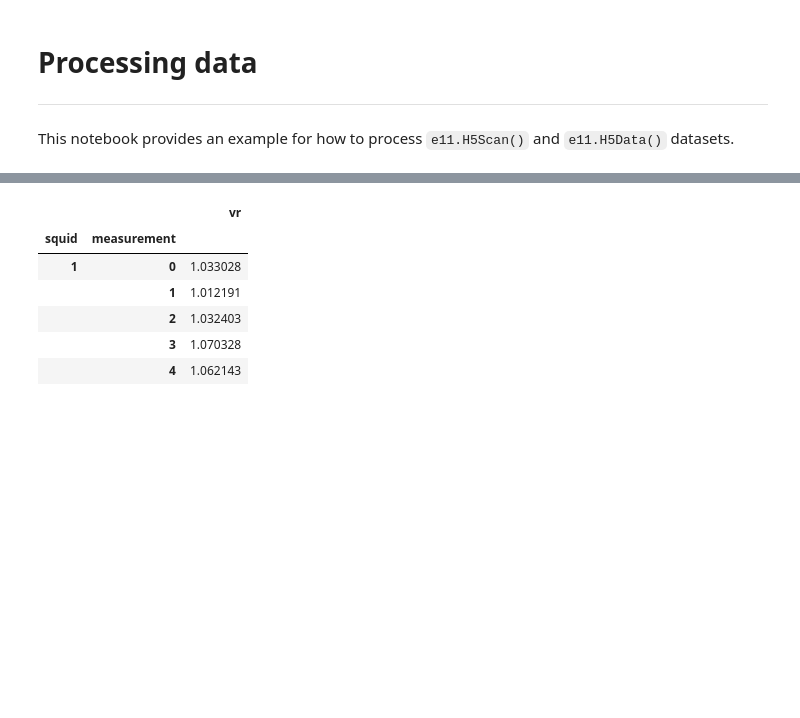
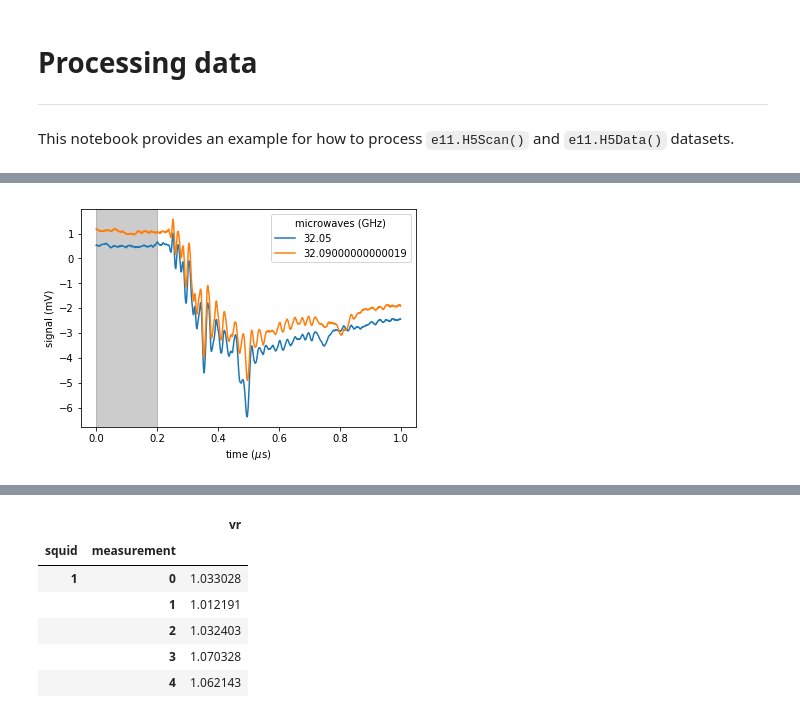
Before and after one commit to ad3ller/e11_analysis, a Jupyter notebook: notebooks/3)_Processing_data.ipynb, the cells around one changed output, grey strips where cells are left out. Cells and saved outputs as stored; diff of their text form; code cells hidden in the pictures; blank space fills up the shorter version.

Commit message:
xarray example

```diff
--- a/notebooks/3)_Processing_data.ipynb
+++ b/notebooks/3)_Processing_data.ipynb
@@ -26,0 +27,10 @@ First, we load up the raw data to decide how to process it.
+# %%
+var = scan.attrs()['var']
+arr = scan.array('osc_0')
+info = scan.attrs('osc_0')
+dt = info['dt']
+df = scan.df('analysis')
+# xarray
+tvals = np.arange(arr.shape[1]) * dt * 1e6
+da = xr.DataArray(arr * 1e3, coords={var:df['var'], 'time (us)':tvals}, dims=(var, 'time (us)'))
+print(da)
@@ -26,0 +49,19 @@ First, we load up the raw data to decide how to process it.
+# %%
+# plot
+fig, ax = plt.subplots()
+
+# data
+da.isel({var:[0, 80]}).plot.line(x='time (us)')
+
+# background
+t_bk = (0.0, 0.2)
+ax.axvspan(*t_bk, color='k', alpha=0.2)
+
+# format
+ax.set_xlabel('time ($\mu$s)')
+ax.set_ylabel('signal (mV)')
+
+# output
+plt.show()
+# %% [output]
+[figure, added]
```
Also changed, not shown: parts of 30 cells of this notebook.
